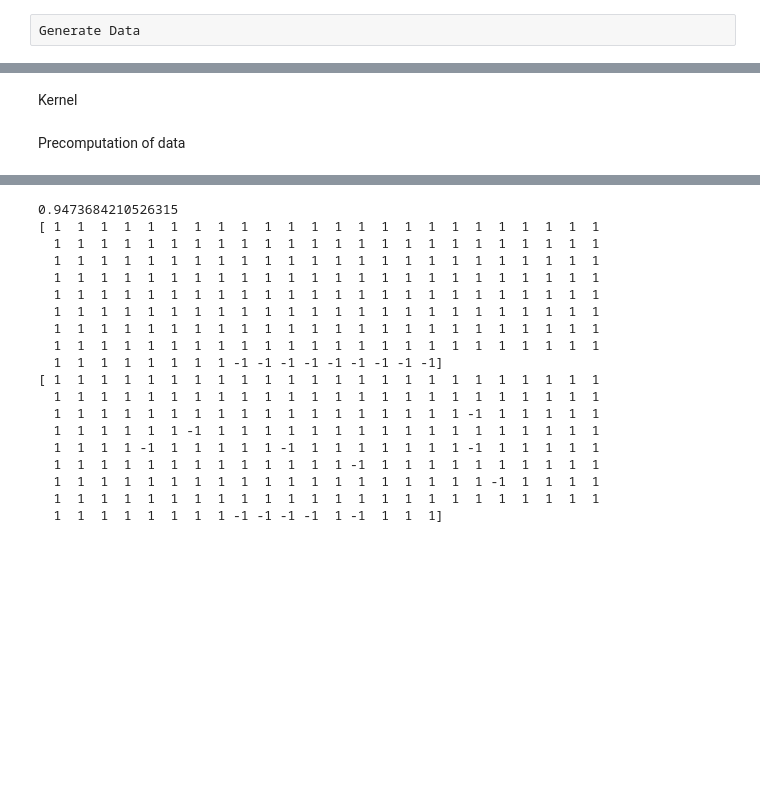
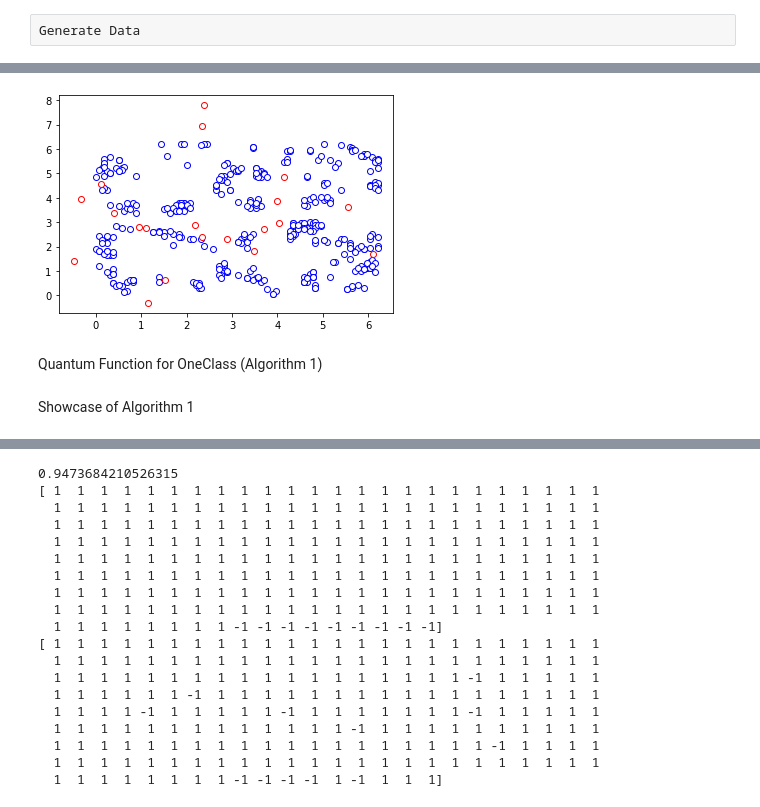
Before and after one commit to welremco/Group3QuantumOneClassSVMs, a Jupyter notebook: Algorithm1.ipynb, the cells around one changed output, grey strips where cells are left out. Cells and saved outputs as stored; diff of their text form; code cells hidden in the pictures; blank space fills up the shorter version.

```diff
--- a/Algorithm1.ipynb
+++ b/Algorithm1.ipynb
@@ -241,3 +196,47 @@ dataset_list.append([train_features,train_labels])
+# %%
+adhoc_dimension = 2
+train_features, train_labels, _,_ = ad_hoc_data(
+    training_size=80,
+    test_size=0,
+    n=adhoc_dimension,
+    gap=0.6,
+    plot_data=False,
+    one_hot=False,
+    include_sample_total=False,
+)
+x, y = make_blobs(n_samples=20, centers=3, cluster_std=2, center_box=(3, 3), random_state=111)
+
+# prepare data for One-Class model
+train_labels[train_labels == 0] = 1
+y[y != -1] = -1
+
+# add outliers to data
+train_features = np.append(train_features, x, axis = 0)
+train_labels = np.append(train_labels, y, axis = 0)
+
+# Plot to see data
+plt.scatter(
+    train_features[np.where(train_labels[:] == 1), 0],
+    train_features[np.where(train_labels[:] == 1), 1],
+    marker="o",
+    facecolors="w",
+    edgecolors="b",
+    label="Training Label A",
+)
+plt.scatter(
+    x[np.where(y[:] == -1), 0],
+    x[np.where(y[:] == -1), 1],
+    marker="o",
+    facecolors="w",
+    edgecolors="r",
+)
+
+plt.show()
+
+# Add data to dataset_list
+dataset_list.append([train_features,train_labels])
+# %% [output]
+[figure, added]
 # %% [markdown]
-Kernel
+Quantum Function for OneClass (Algorithm 1)
 # %%
@@ -250,3 +271,3 @@ waveform_kernel = QuantumKernel(feature_map=Feature_map, quantum_instance=simula
 # %% [markdown]
-Precomputation of data
+Showcase of Algorithm 1
 # %%
```
Also changed, not shown: parts of 13 cells of this notebook.
